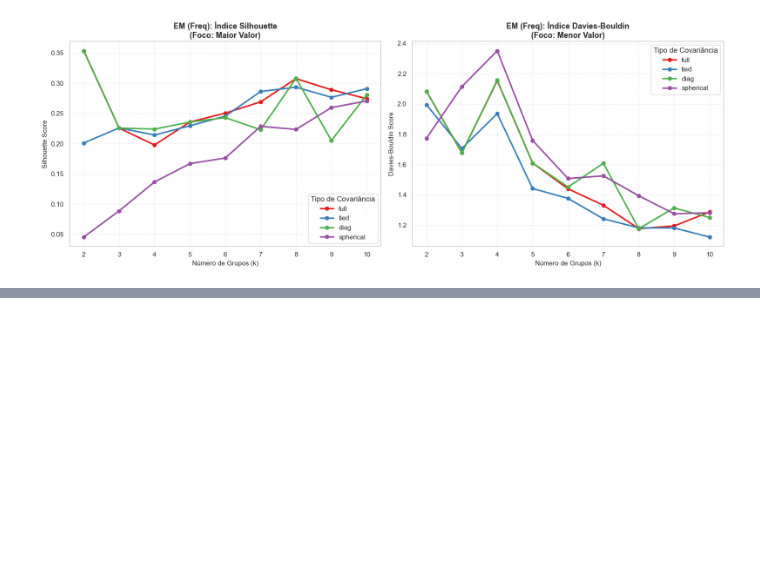
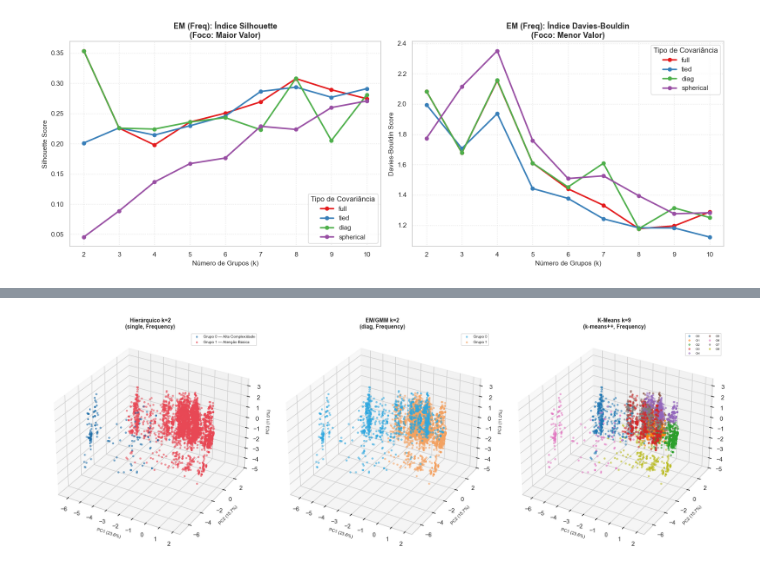
Before and after one commit to fabriciogmaraes/clusterizacao-sus-rn, a Jupyter notebook: estabelecimentos_sus.ipynb, the cells around one changed output, grey strips where cells are left out. Cells and saved outputs as stored; diff of their text form; code cells hidden in the pictures; blank space fills up the shorter version.

```diff
--- a/estabelecimentos_sus.ipynb
+++ b/estabelecimentos_sus.ipynb
@@ -894,0 +1133,98 @@ Imagem salva como 'grafico_fase3_em_freq.png'
+# %%
+#Célula 20: Gráfico 3D dos grupos + tabela de perfil
+from sklearn.decomposition import PCA
+from mpl_toolkits.mplot3d import Axes3D
+
+print("--- VISUALIZAÇÃO 3D DOS CLUSTERS ---")
+
+df_base_com_clusters = pd.read_csv('base_sus_com_clusters.csv')
+df_freq = pd.read_csv('base_sus_rn_frequencia.csv')
+
+# Redução para 3D com PCA
+pca = PCA(n_components=3, random_state=42)
+coords_3d = pca.fit_transform(df_freq)
+variancia = pca.explained_variance_ratio_
+print(f"Variância explicada pelos 3 componentes: {variancia.sum()*100:.1f}%")
+
+# ── Plot 3D — Hierárquico k=2 ────────────────────────────────────────────────
+colors_set1 = plt.cm.Set1(range(4))   # ward/complete/average/single | full/tied/diag/spherical
+palette_9   = plt.cm.tab10(range(9))  # K-Means k=9
+
+labels_hc = df_base_com_clusters['cluster_hc'].values
+labels_em = df_base_com_clusters['cluster_em'].values
+labels_km = df_base_com_clusters['cluster_kmeans'].values
+
+fig = plt.figure(figsize=(18, 6))
+
+labels_hc = df_base_com_clusters['cluster_hc'].values
+cores_hc   = ['#1B6CA8','#E84855']
+nomes_hc   = ['Grupo 0 — Alta Complexidade','Grupo 1 — Atenção Básica']
+
+ax1 = fig.add_subplot(131, projection='3d')
+for grupo, cor, nome in zip([0, 1], cores_hc, nomes_hc):
+    mask = labels_hc == grupo
+    ax1.scatter(coords_3d[mask,0], coords_3d[mask,1], coords_3d[mask,2],
+                c=cor, s=8, alpha=0.5, label=nome)
+ax1.set_title('Hierárquico k=2\n(single, Frequency)', fontsize=10, fontweight='bold')
+ax1.set_xlabel(f'PC1 ({variancia[0]*100:.1f}%)', fontsize=8)
+ax1.set_ylabel(f'PC2 ({variancia[1]*100:.1f}%)', fontsize=8)
+ax1.set_zlabel(f'PC3 ({variancia[2]*100:.1f}%)', fontsize=8)
+ax1.legend(fontsize=7)
+
+# ── Plot 3D — EM k=2 ─────────────────────────────────────────────────────────
+labels_em = df_base_com_clusters['cluster_em'].values
+ax2 = fig.add_subplot(132, projection='3d')
+for grupo, cor in zip([0, 1], ['#2EA8E0','#F4A261']):
+    mask = labels_em == grupo
+    ax2.scatter(coords_3d[mask,0], coords_3d[mask,1], coords_3d[mask,2],
+                c=cor, s=8, alpha=0.5, label=f'Grupo {grupo}')
+ax2.set_title('EM/GMM k=2\n(diag, Frequency)', fontsize=10, fontweight='bold')
+ax2.set_xlabel(f'PC1 ({variancia[0]*100:.1f}%)', fontsize=8)
+ax2.set_ylabel(f'PC2 ({variancia[1]*100:.1f}%)', fontsize=8)
+ax2.set_zlabel(f'PC3 ({variancia[2]*100:.1f}%)', fontsize=8)
+ax2.legend(fontsize=7)
+
+# ── Plot 3D — K-Means k=9 ────────────────────────────────────────────────────
+labels_km = df_base_com_clusters['cluster_kmeans'].values
+palette_9 = plt.cm.tab10(range(9))
+ax3 = fig.add_subplot(133, projection='3d')
+for grupo in range(9):
+    mask = labels_km == grupo
+    ax3.scatter(coords_3d[mask,0], coords_3d[mask,1], coords_3d[mask,2],
+                c=[palette_9[grupo]], s=8, alpha=0.5, label=f'G{grupo}')
+ax3.set_title('K-Means k=9\n(k-means++, Frequency)', fontsize=10, fontweight='bold')
+ax3.set_xlabel(f'PC1 ({variancia[0]*100:.1f}%)', fontsize=8)
+ax3.set_ylabel(f'PC2 ({variancia[1]*100:.1f}%)', fontsize=8)
+ax3.set_zlabel(f'PC3 ({variancia[2]*100:.1f}%)', fontsize=8)
+ax3.legend(fontsize=6, ncol=2)
+
+plt.tight_layout()
+plt.savefig('grafico_3d_clusters.png', dpi=300, bbox_inches='tight')
+plt.show()
+print("Gráfico 3D salvo como 'grafico_3d_clusters.png'")
+
+# ── Tabela de perfil do Hierárquico k=2 (a mais interpretável) ───────────────
+cols_perfil = ['TP_UNIDADE','TP_GESTAO','CO_NATUREZA_JUR',
+               'CO_TURNO_ATENDIMENTO','TP_ESTAB_SEMPRE_ABERTO','ST_CONEXAO_INTERNET']
+perfil_final = df_base_com_clusters.groupby('cluster_hc')[cols_perfil + ['NU_LATITUDE']].agg(
+    {col: lambda x: x.mode()[0] for col in cols_perfil} | {'NU_LATITUDE': 'count'}
+).rename(columns={'NU_LATITUDE': 'Qtd_estabelecimentos'})
+perfil_final.index = ['Grupo 0', 'Grupo 1']
+display(perfil_final)
+
+# Salva a tabela como imagem
+fig2, ax = plt.subplots(figsize=(16, 2.5))
+ax.axis('off')
+tabela_plot = ax.table(
+    cellText=perfil_final.reset_index().values,
+    colLabels=['Grupo'] + list(perfil_final.columns),
+    loc='center', cellLoc='center'
+)
+tabela_plot.auto_set_font_size(False)
+tabela_plot.set_fontsize(8.5)
+tabela_plot.scale(1, 2.0)
+plt.tight_layout()
+plt.savefig('tabela_perfil_grupos.png', dpi=200, bbox_inches='tight')
+plt.show()
+print("Tabela de perfil salva como 'tabela_perfil_grupos.png'")
+# %% [output]
@@ -894,0 +1233 @@ Imagem salva como 'grafico_fase3_em_freq.png'
+[figure, added]
```
Also changed, not shown: parts of 6 cells of this notebook, 10 other files.
